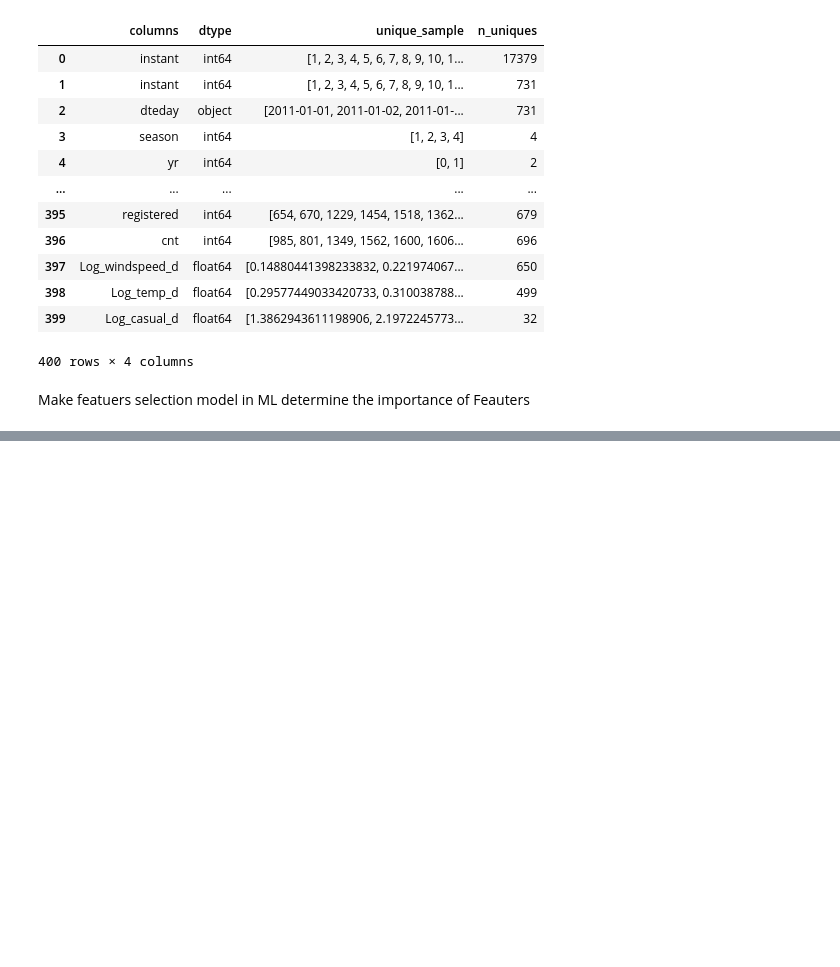
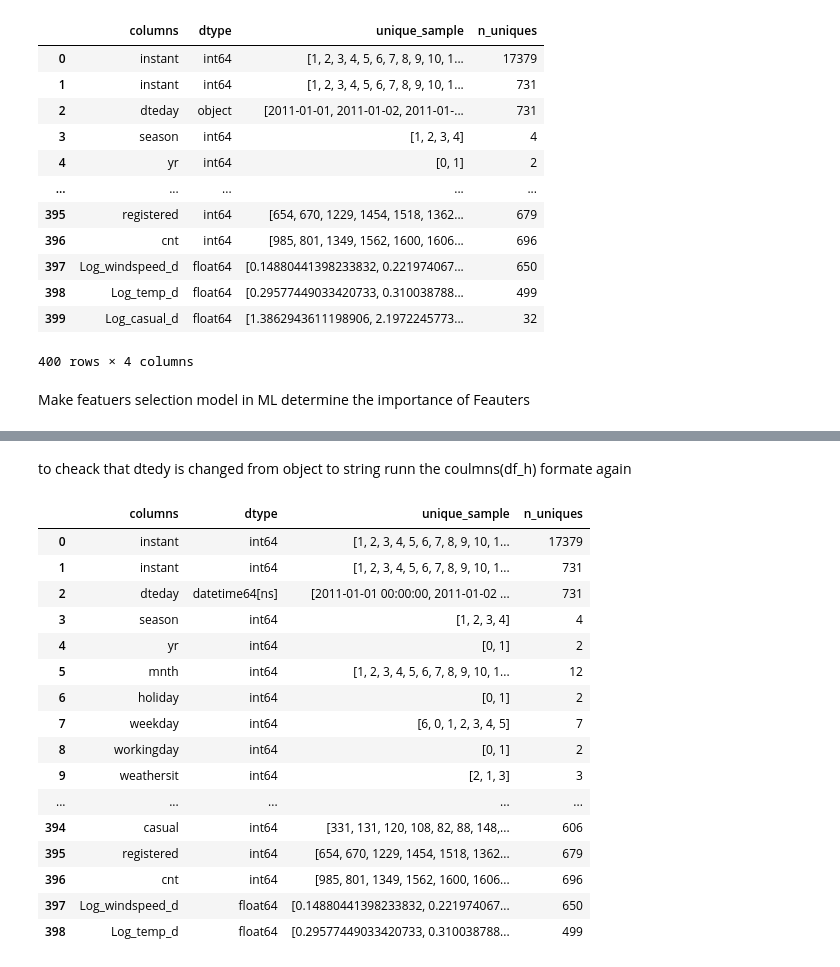
Before and after one commit to desouki76/Ahmed, a Jupyter notebook: Copy_of_Bike_Rental_Demand_Forecasting_.ipynb, the cells around one changed output, grey strips where cells are left out. Saved outputs shown, nothing was run; the diff lists cells and outputs as text; code cells hidden in the pictures; blank space fills up the shorter version.

```diff
--- a/Copy_of_Bike_Rental_Demand_Forecasting_.ipynb
+++ b/Copy_of_Bike_Rental_Demand_Forecasting_.ipynb
@@ -220,0 +230,46 @@ model in ML determine the importance of Feauters
+# %%
+df_d['dteday']=pd.to_datetime(df_d['dteday'] , errors='coerce')
+# When pandas encounters a value that cannot be converted to a number (e.g., a string like "abc"),
+#  it will replace that value with NaN (which stands for "Not a Number" and is used to mark missing or invalid numeric data).
+df_h['dteday']=pd.to_datetime(df_h['dteday'] , errors='coerce') # error = 'coerce means if you face data that cant not be converted
+# to data and time replce it with NaT nto a valid Time NAN Not valid Number
+
+#x_d['dteday'] = pd.to_datetime(x_d['dteday'])
+#x_d['year'] = x_d['dteday'].dt.year
+#x_d['month'] = x_d['dteday'].dt.month
+#x_d['day'] = x_d['dteday'].dt.day
+#x_d['day_of_week'] = x_d['dteday'].dt.dayofweek
+#x_d = x_d.drop('dteday', axis=1)
+
+#x_h['dteday'] = pd.to_datetime(x_d['dteday'])
+#x_h['yr'] = x_h['dteday'].dt.year
+#x_d['mnth'] = x_h['dteday'].dt.month
+#x_h['day'] = x_h['dteday'].dt.day
+#x_h['dayofweek'] = x_h['dteday'].dt.dayofweek
+#x_h = x_h.drop('dteday', axis=1)
+# %%
+pd.set_option('display.max_columns', None)
+# %% [markdown]
+to cheack that dtedy is changed from object to string runn the coulmns(df_h) formate again
+# %%
+pd.set_option('display.max_rows', None)
+columns_info(df_h)
+#pd.set_option('display.max_rows', None)
+# %% [output]
+|  | columns | dtype | unique_sample | n_uniques |
+| 0 | instant | int64 | [1, 2, 3, 4, 5, 6, 7, 8, 9, 10, 1... | 17379 |
+| 1 | instant | int64 | [1, 2, 3, 4, 5, 6, 7, 8, 9, 10, 1... | 731 |
+| 2 | dteday | datetime64[ns] | [2011-01-01 00:00:00, 2011-01-02 ... | 731 |
+| 3 | season | int64 | [1, 2, 3, 4] | 4 |
+| 4 | yr | int64 | [0, 1] | 2 |
+| 5 | mnth | int64 | [1, 2, 3, 4, 5, 6, 7, 8, 9, 10, 1... | 12 |
+| 6 | holiday | int64 | [0, 1] | 2 |
+| 7 | weekday | int64 | [6, 0, 1, 2, 3, 4, 5] | 7 |
+| 8 | workingday | int64 | [0, 1] | 2 |
+| 9 | weathersit | int64 | [2, 1, 3] | 3 |
+| ... | ... | ... | ... | ... |
+| 394 | casual | int64 | [331, 131, 120, 108, 82, 88, 148,... | 606 |
+| 395 | registered | int64 | [654, 670, 1229, 1454, 1518, 1362... | 679 |
+| 396 | cnt | int64 | [985, 801, 1349, 1562, 1600, 1606... | 696 |
+| 397 | Log_windspeed_d | float64 | [0.14880441398233832, 0.221974067... | 650 |
+| 398 | Log_temp_d | float64 | [0.29577449033420733, 0.310038788... | 499 |
```
Also changed, not shown: parts of 9 cells of this notebook.
